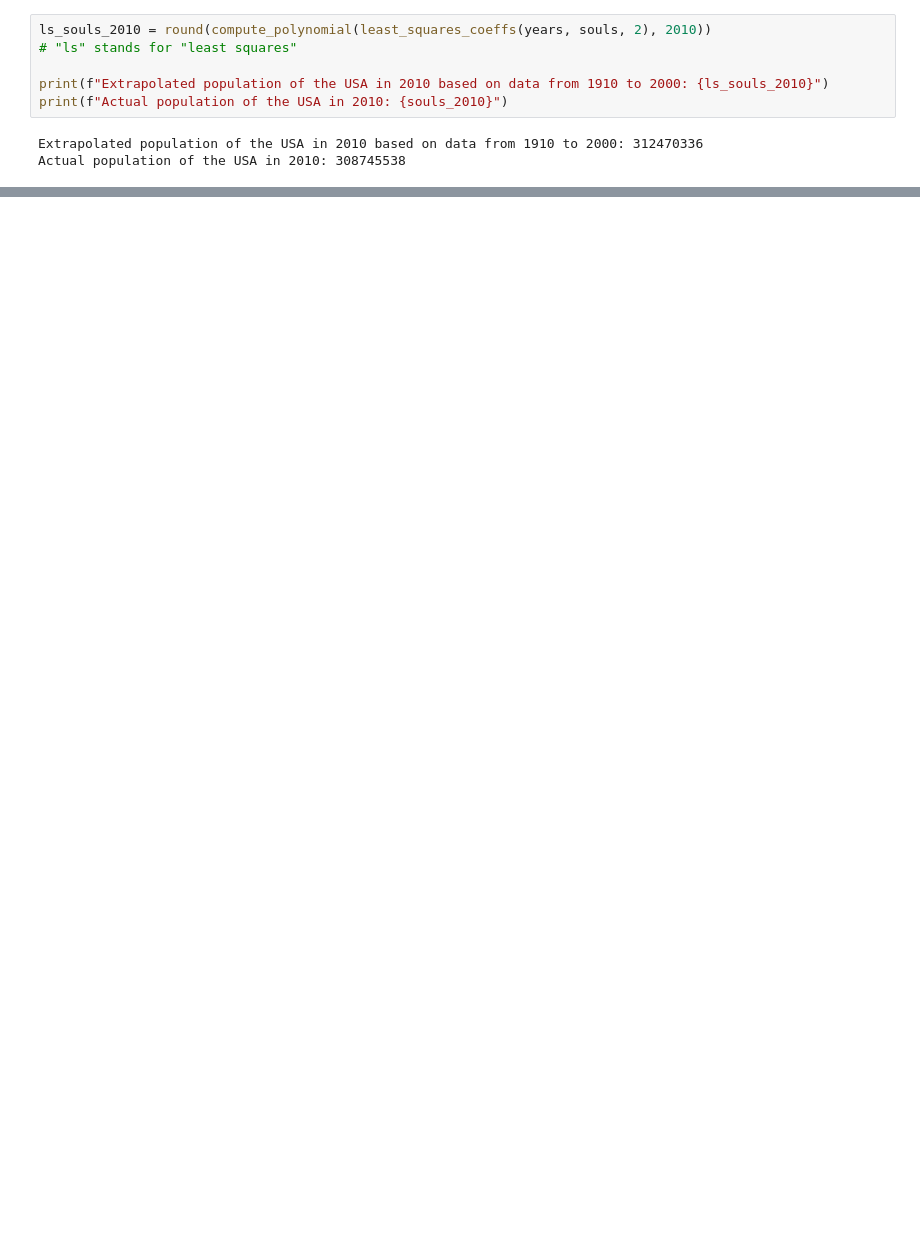
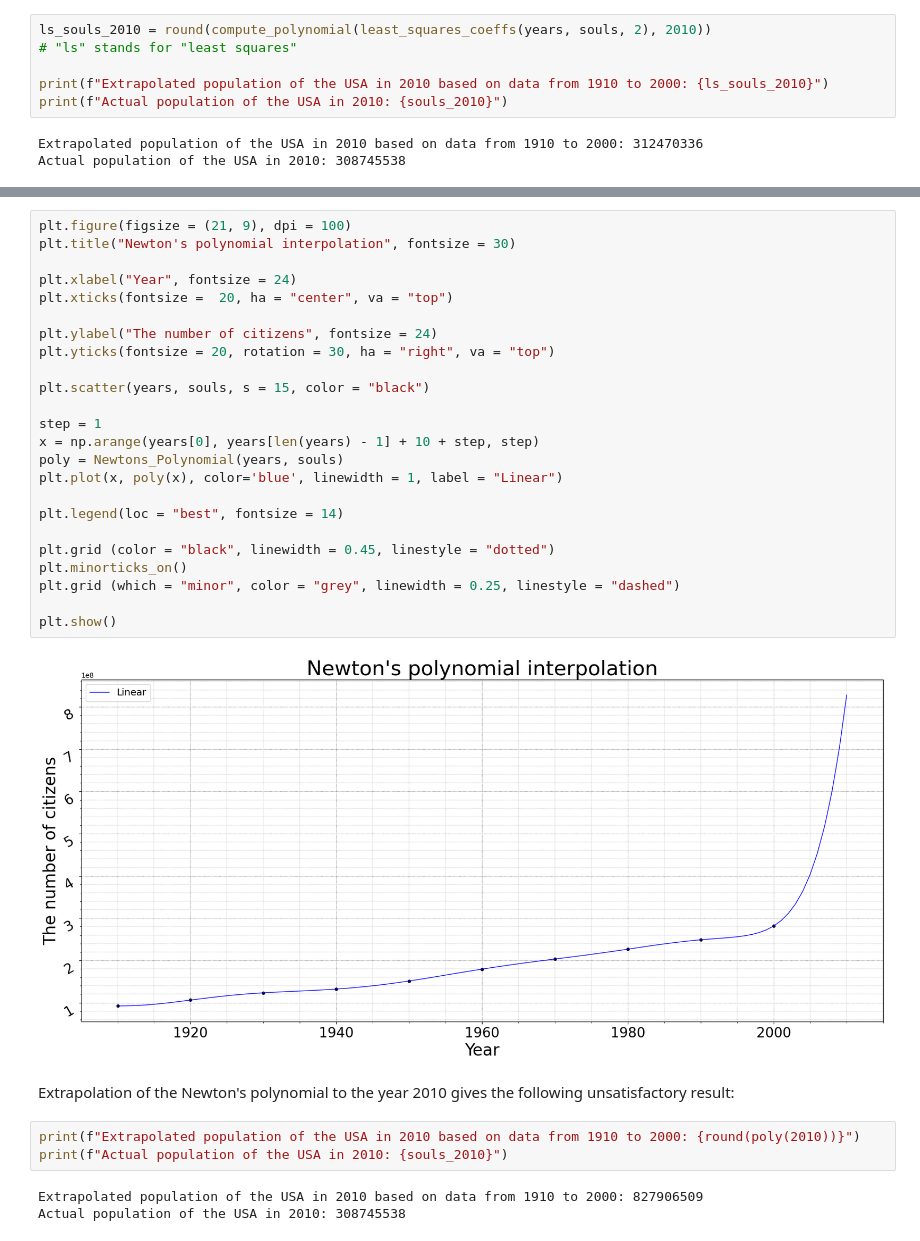
Before and after one commit to KetchuppOfficial/Computational_Mathematics, a Jupyter notebook: lab-4/lab-4.ipynb, the cells around one changed output, grey strips where cells are left out. Drawn from its saved outputs; the diff is of its cells as text; blank space fills up the shorter version.

Commit message:
Some small changes to least squares; Newton's polynomial implemented

```diff
--- a/lab-4/lab-4.ipynb
+++ b/lab-4/lab-4.ipynb
@@ -159,0 +200,34 @@ Actual population of the USA in 2010: 308745538
+# %%
+plt.figure(figsize = (21, 9), dpi = 100)
+plt.title("Newton's polynomial interpolation", fontsize = 30)
+
+plt.xlabel("Year", fontsize = 24)
+plt.xticks(fontsize =  20, ha = "center", va = "top")
+
+plt.ylabel("The number of citizens", fontsize = 24)
+plt.yticks(fontsize = 20, rotation = 30, ha = "right", va = "top")
+
+plt.scatter(years, souls, s = 15, color = "black")
+
+step = 1
+x = np.arange(years[0], years[len(years) - 1] + 10 + step, step)
+poly = Newtons_Polynomial(years, souls)
+plt.plot(x, poly(x), color='blue', linewidth = 1, label = "Linear")
+
+plt.legend(loc = "best", fontsize = 14)
+
+plt.grid (color = "black", linewidth = 0.45, linestyle = "dotted")
+plt.minorticks_on()
+plt.grid (which = "minor", color = "grey", linewidth = 0.25, linestyle = "dashed")
+
+plt.show()
+# %% [output]
+[figure, added]
+# %% [markdown]
+Extrapolation of the Newton's polynomial to the year 2010 gives the following unsatisfactory result:
+# %%
+print(f"Extrapolated population of the USA in 2010 based on data from 1910 to 2000: {round(poly(2010))}")
+print(f"Actual population of the USA in 2010: {souls_2010}")
+# %% [output]
+Extrapolated population of the USA in 2010 based on data from 1910 to 2000: 827906509
+Actual population of the USA in 2010: 308745538
```
Also changed, not shown: parts of 7 cells of this notebook.
